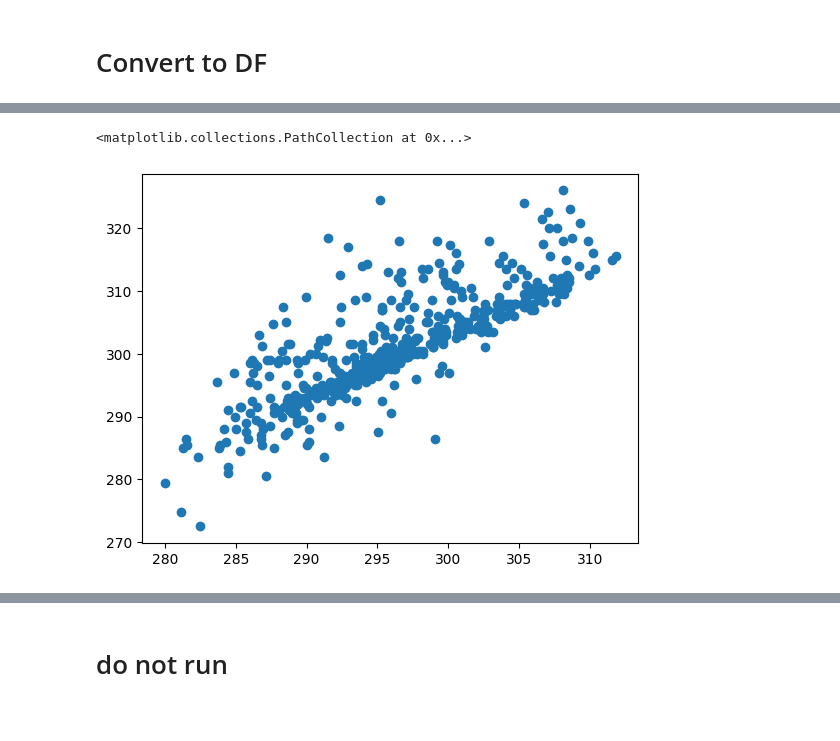
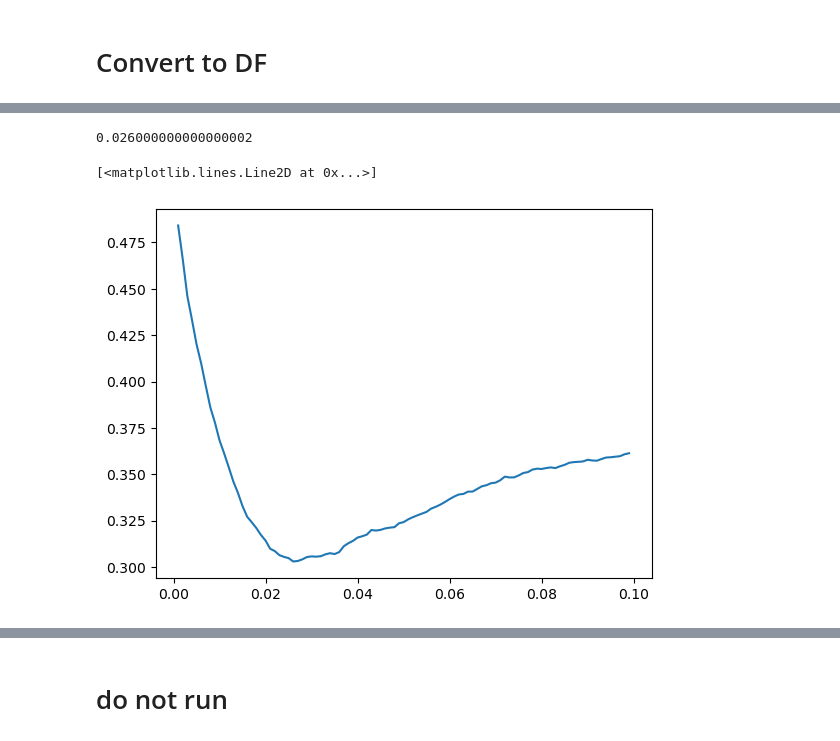
Before and after one commit to UoB-DSMP-2023-24/dsmp-2024-group-19, a Jupyter notebook: new_features_time.ipynb, the cells around one changed output, grey strips where cells are left out. Drawn from its saved outputs; the diff is of its cells as text; code cells hidden in the pictures.

```diff
--- a/new_features_time.ipynb
+++ b/new_features_time.ipynb
@@ -323,5 +361,41 @@ plt.show()
-# %%
-plt.scatter(df["AP"], df["MP"])
-# %% [output]
-<matplotlib.collections.PathCollection at 0x...>
-[figure, removed]
+# %%
+import numpy as np
+from sklearn.discriminant_analysis import LinearDiscriminantAnalysis
+
+df = df.fillna(0)
+
+# Define shown_features, y_feat, and y_func
+shown_features = list(df)
+y_feat = "MP_DIFF"
+shown_features.remove(y_feat)
+mean_y = np.mean(df[y_feat])
+
+def y_func(x, eps = 0.5):
+    if abs(x - mean_y) < eps:
+        return 0
+    elif x > mean_y:
+        return 1
+    else:
+        return -1
+
+# Prepare X and y
+X = df[shown_features].to_numpy()
+
+eps_x = np.arange(0.001,0.1,0.001)
+var = []
+for eps in eps_x:
+    func = lambda x : y_func(x, eps)
+    y = df[y_feat].apply(func)
+
+    # Perform LDA
+    lda = LinearDiscriminantAnalysis(n_components=2)
+    X_lda = lda.fit_transform(X, y)
+
+    # Print explained variance ratio and coefficients
+    var.append(abs(lda.explained_variance_ratio_[0] - 0.5))
+print(eps_x[np.argmin(var)])
+plt.plot(eps_x, var)
+# %% [output]
+0.026000000000000002
+[<matplotlib.lines.Line2D at 0x...>]
+[figure, added]
```
Also changed, not shown: parts of 9 cells of this notebook.
